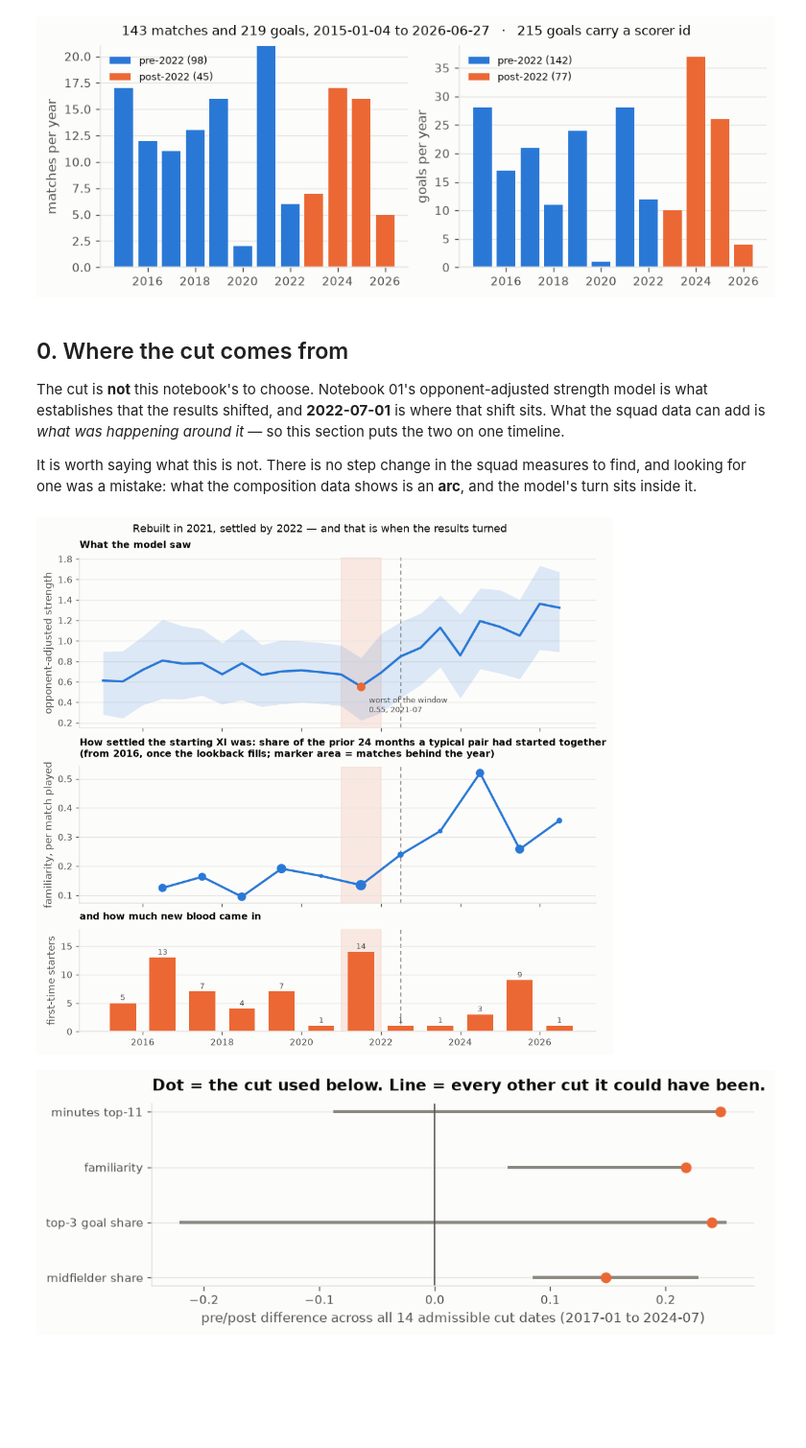
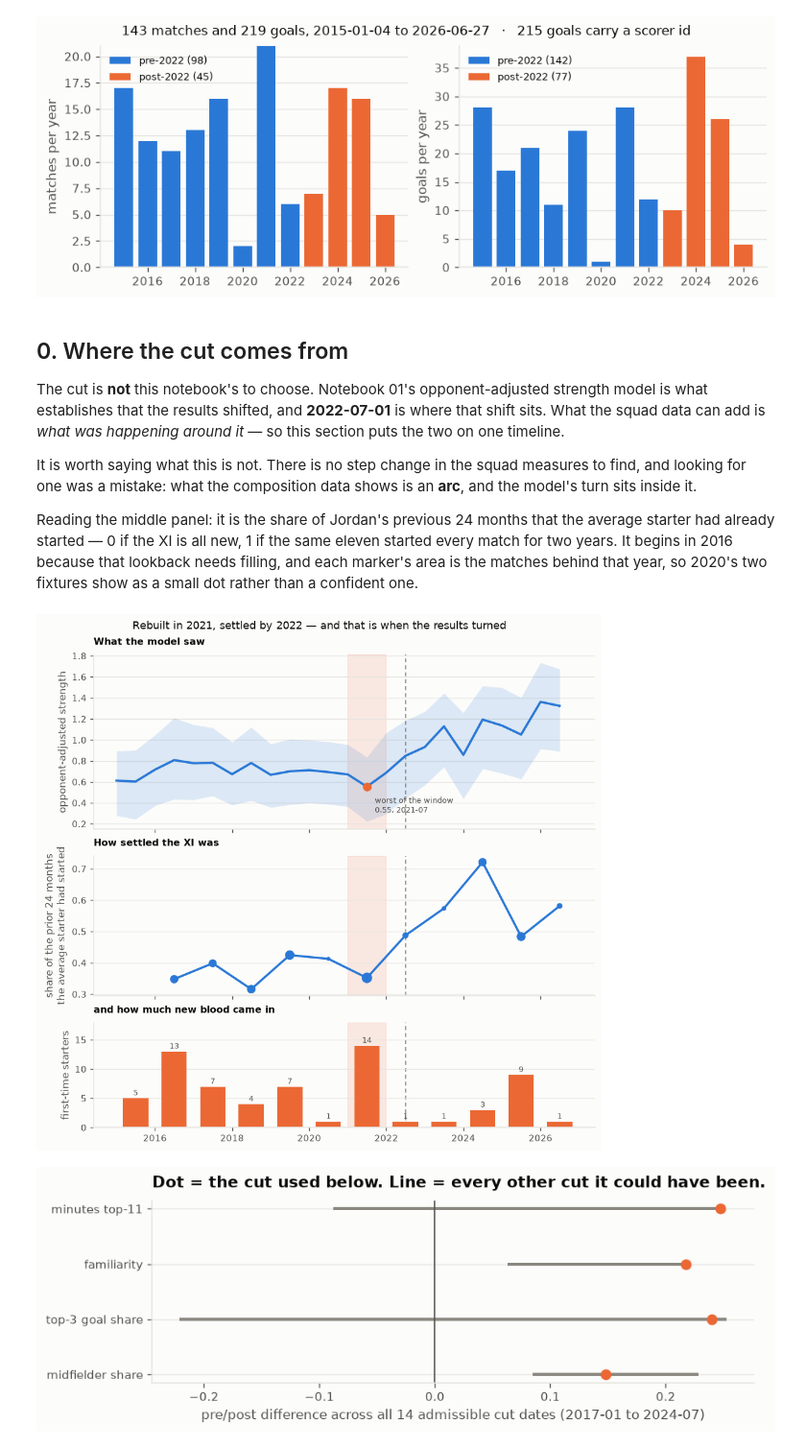
Before and after one commit to mqedan217/jordan-football-strength, a Jupyter notebook: notebooks/03_where_the_goals_came_from.ipynb, the cells around one changed output. Shown at 96% size. Drawn from its saved outputs; the diff is of its cells as text; code cells hidden in the pictures; blank space fills up the shorter version.

```diff
--- a/notebooks/03_where_the_goals_came_from.ipynb
+++ b/notebooks/03_where_the_goals_came_from.ipynb
@@ -79,6 +79,12 @@ around it* — so this section puts the two on one timeline.
 It is worth saying what this is not. There is no step change in the squad
 measures to find, and looking for one was a mistake: what the composition data
 shows is an **arc**, and the model's turn sits inside it.
+
+Reading the middle panel: it is the share of Jordan's previous 24 months that
+the average starter had already started — 0 if the XI is all new, 1 if the same
+eleven started every match for two years. It begins in 2016 because that
+lookback needs filling, and each marker's area is the matches behind that year,
+so 2020's two fixtures show as a small dot rather than a confident one.
 # %%
 # One function per measure, each over an arbitrary set of matches, so the same
 # code can be pointed at any candidate date. Sections 1 and 3 reuse them.
@@ -189,44 +195,42 @@ a.plot(tr.date, tr.strength, color=viz.BLUE, lw=2.3)
 trough = tr.loc[tr.strength.idxmin()]
 a.scatter([trough.date], [trough.strength], color=viz.ORANGE, s=60, zorder=4)
 a.annotate(f"worst of the window\n{trough.strength:.2f}, {str(trough.date.date())[:7]}",
            xy=(trough.date, trough.strength), xytext=(8, -26),
            textcoords="offset points", fontsize=8, color=viz.INK_2)
 a.set_ylabel("opponent-adjusted strength")
 a.set_title("What the model saw", fontsize=9.5)
 viz.despine(a)
 
 b = axes[1]
 mid = pd.to_datetime(yr.year.astype(str) + "-07-01")
 midr = pd.to_datetime(yrr.year.astype(str) + "-07-01")
-# Appearance rate is this same measure at player level rather than pair level
-# and tracks it at r = 0.99, so it would be a second line carrying no second
-# fact. One line; section 3 shows both and says so.
-b.plot(midr, yrr.familiarity, color=viz.BLUE, lw=2.2)
-b.scatter(midr, yrr.familiarity, color=viz.BLUE, s=yrr.n_rate * 4.5, zorder=3)
-b.set_ylabel("familiarity, per match played")
-b.set_title(f"How settled the starting XI was: share of the prior 24 months a "
-            f"typical pair had started together\n(from {RATE_FROM}, once the "
-            f"lookback fills; marker area = matches behind the year)",
-            fontsize=9.5)
+# Appearance rate rather than familiarity: the two track each other at r = 0.99,
+# and this is the one that reads without a paragraph of setup. Section 3 reports
+# both.
+b.plot(midr, yrr["appearance rate"], color=viz.BLUE, lw=2.2)
+b.scatter(midr, yrr["appearance rate"], color=viz.BLUE, s=yrr.n_rate * 4.5,
+          zorder=3)
+b.set_ylabel("share of the prior 24 months\nthe average starter had started")
+b.set_title("How settled the XI was", fontsize=9.5)
 viz.despine(b)
 
 c = axes[2]
 c.bar(mid, yr.debuts, width=240, color=viz.ORANGE)
 for x_, v in zip(mid, yr.debuts):
     if v:
         c.annotate(int(v), (x_, v), xytext=(0, 3), ha="center",
                    textcoords="offset points", fontsize=8, color=viz.INK_2)
 c.set_ylabel("first-time starters")
 c.set_ylim(0, yr.debuts.max() * 1.28)
 c.set_title("and how much new blood came in", fontsize=9.5)
 viz.despine(c)
 c.grid(axis="x", visible=False)
 
 fig.suptitle("Rebuilt in 2021, settled by 2022 — and that is when the results turned",
              fontsize=11)
 plt.show()
 # %% [output]
-[figure, old version]
+[figure, new version]
 # %%
 # Robustness, and nothing more: does the pre/post comparison depend on the exact
 # date? Recompute at EVERY cut with at least 25 matches a side -- the full
```
Also changed, not shown: 1 other file.
